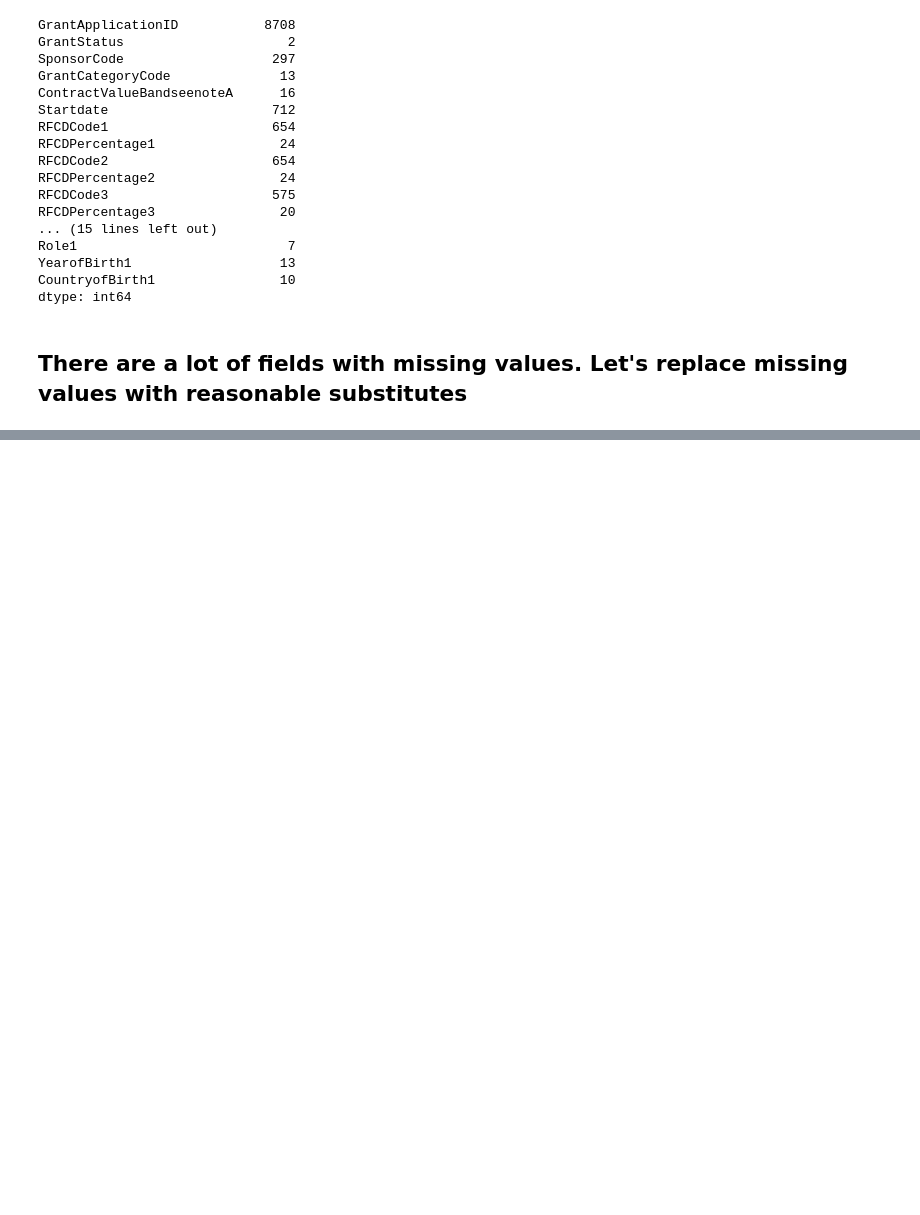
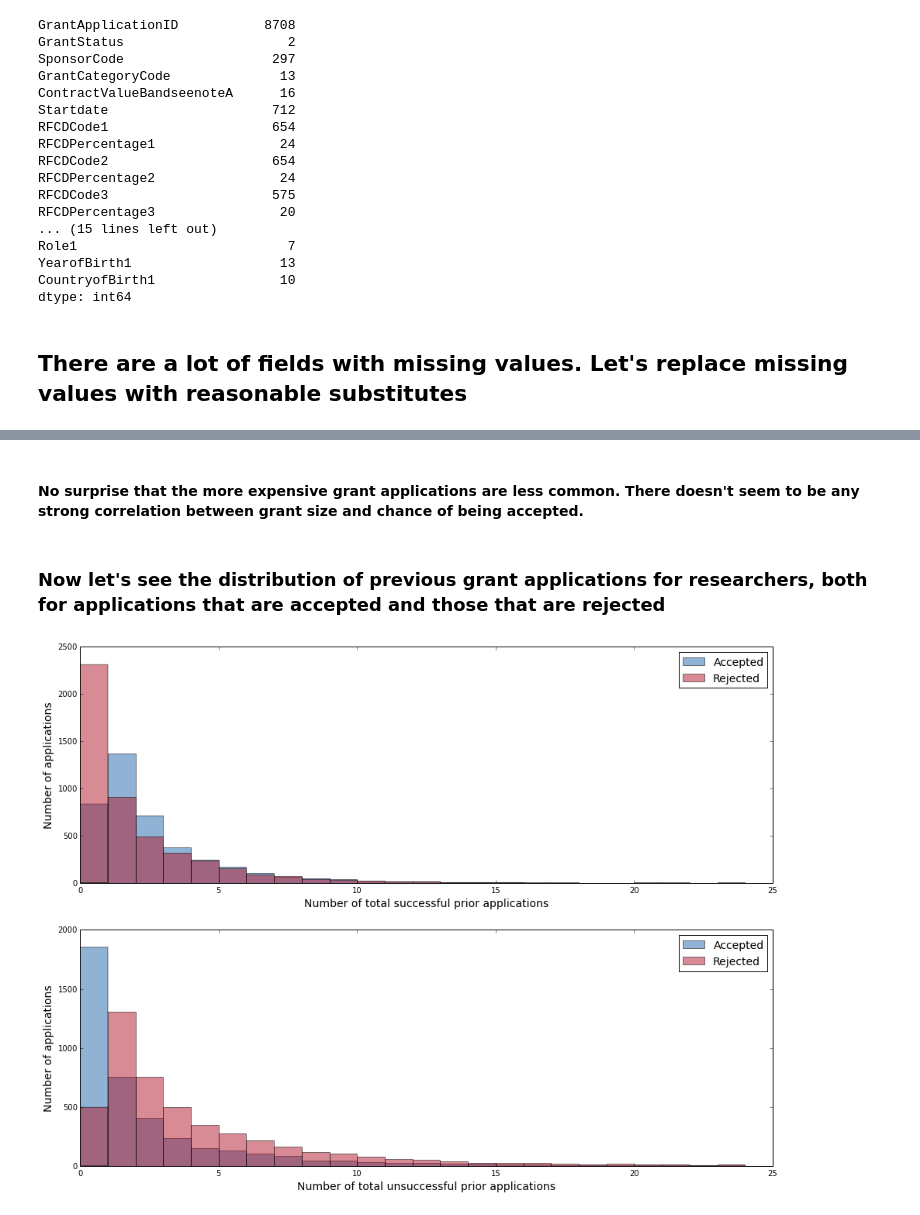
Before and after one commit to realmichaelzyy/cs249project, a Jupyter notebook: kaggle/workspace/classifier/KaggleExploration.ipynb, the cells around one changed output, grey strips where cells are left out. Drawn from its saved outputs; the diff is of its cells as text; code cells hidden in the pictures; blank space fills up the shorter version.

```diff
--- a/kaggle/workspace/classifier/KaggleExploration.ipynb
+++ b/kaggle/workspace/classifier/KaggleExploration.ipynb
@@ -92,0 +165,28 @@ data.loc[:,'Startdate'] = a
+# %% [markdown]
+#### No surprise that the more expensive grant applications are less common. There doesn't seem to be any strong correlation between grant size and chance of being accepted.
+# %% [markdown]
+### Now let's see the distribution of previous grant applications for researchers, both for applications that are accepted and those that are rejected
+# %%
+fig = plt.figure(1, figsize=(16, 12))
+ax1 = fig.add_subplot(211)
+
+plt.hist(plotData.totalSuccessfulGrants[data.GrantStatus == 1].values, range(0,25,1), color=blue, alpha=0.5, label='Accepted')
+#plotData.totalUnsuccessfulGrants[data.GrantStatus == 0]
+plt.hist(plotData.totalSuccessfulGrants[data.GrantStatus == 0].values, range(0,25,1), color=red, alpha=0.5, label='Rejected')
+plt.xlabel("Number of total successful prior applications", fontsize=14)
+plt.legend(fontsize=14)
+plt.xlim([0,25])
+plt.ylabel("Number of applications",fontsize=14)
+
+ax1 = fig.add_subplot(212)
+plt.hist(plotData.totalUnsuccessfulGrants[data.GrantStatus == 1].values, range(0,25,1), color=blue, alpha=0.5, label='Accepted')
+#plotData.totalUnsuccessfulGrants[data.GrantStatus == 0]
+plt.hist(plotData.totalUnsuccessfulGrants[data.GrantStatus == 0].values, range(0,25,1), color=red, alpha=0.5, label='Rejected')
+plt.xlabel("Number of total unsuccessful prior applications", fontsize=14)
+plt.xlim([0,25])
+plt.ylabel("Number of applications",fontsize=14)
+plt.legend(fontsize=14)
+
+plt.show()
+# %% [output]
+[figure, added]
```
Also changed, not shown: parts of 14 cells of this notebook, 1 other file.
